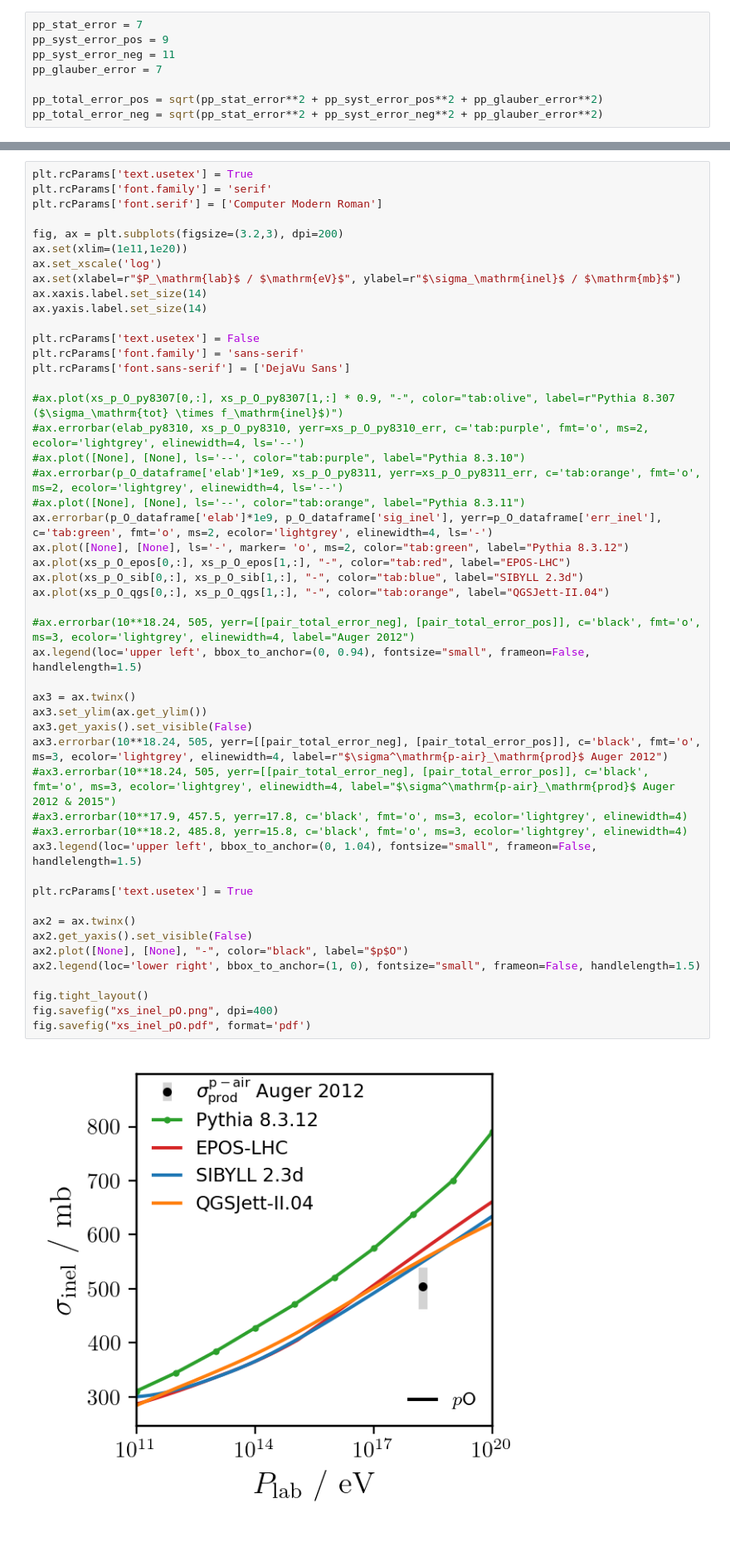
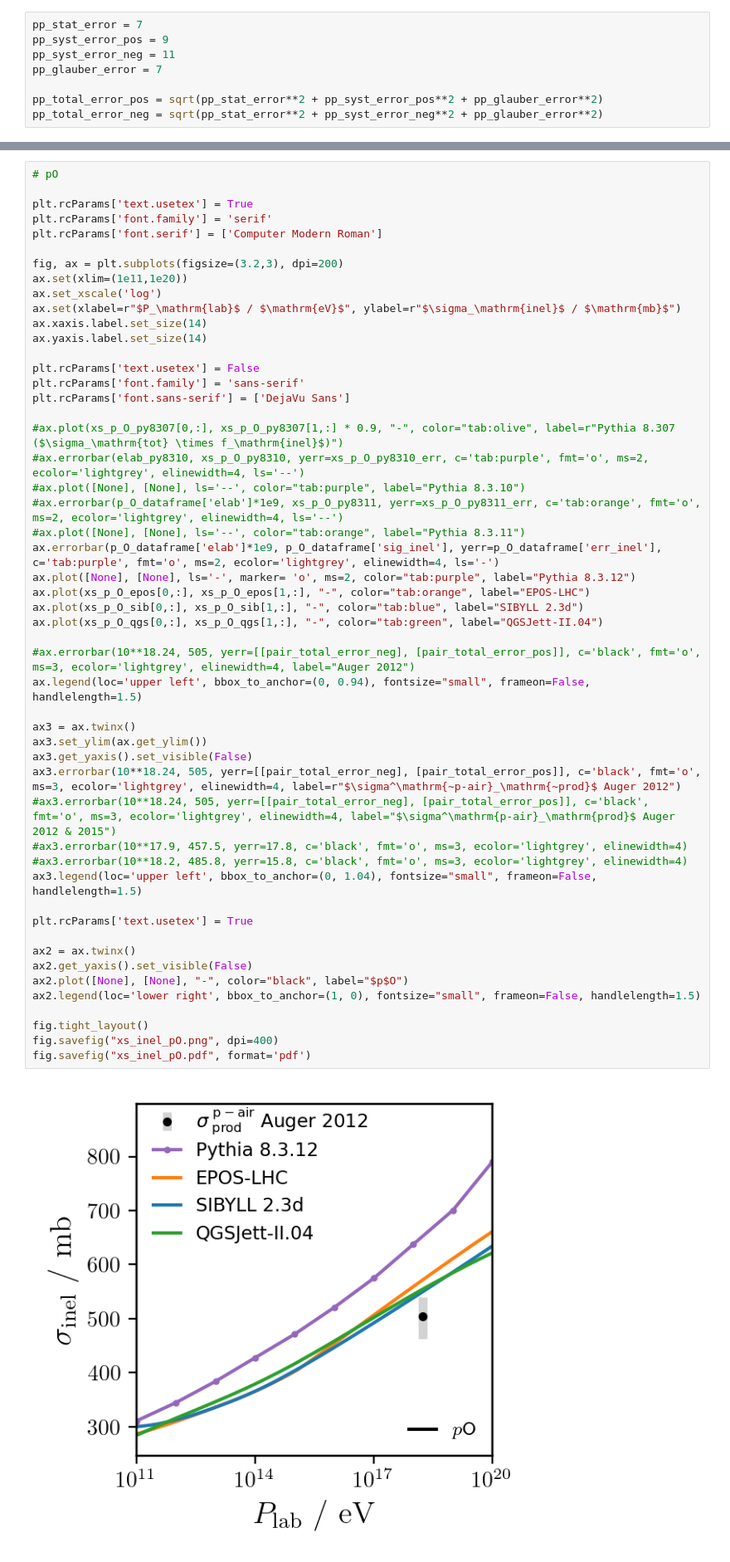
Before and after one commit to gaudu/pythia8312, a Jupyter notebook: examples/pythia8312_xsec_plotting.ipynb, the cells around one changed output, grey strips where cells are left out. Shown at 83% size. Cells and saved outputs as stored; diff of their text form.

```diff
--- a/examples/pythia8312_xsec_plotting.ipynb
+++ b/examples/pythia8312_xsec_plotting.ipynb
@@ -311,6 +329,8 @@ pair_syst_error_neg = 36
 pair_total_error_pos = sqrt(pair_stat_error**2 + pair_syst_error_pos**2)
 pair_total_error_neg = sqrt(pair_stat_error**2 + pair_syst_error_neg**2)
 # %%
+# pO
+
 plt.rcParams['text.usetex'] = True
 plt.rcParams['font.family'] = 'serif'
 plt.rcParams['font.serif'] = ['Computer Modern Roman']
@@ -328,37 +348,37 @@ plt.rcParams['font.sans-serif'] = ['DejaVu Sans']
 
 #ax.plot(xs_p_O_py8307[0,:], xs_p_O_py8307[1,:] * 0.9, "-", color="tab:olive", label=r"Pythia 8.307 ($\sigma_\mathrm{tot} \times f_\mathrm{inel}$)")
 #ax.errorbar(elab_py8310, xs_p_O_py8310, yerr=xs_p_O_py8310_err, c='tab:purple', fmt='o', ms=2, ecolor='lightgrey', elinewidth=4, ls='--')
 #ax.plot([None], [None], ls='--', color="tab:purple", label="Pythia 8.3.10")
 #ax.errorbar(p_O_dataframe['elab']*1e9, xs_p_O_py8311, yerr=xs_p_O_py8311_err, c='tab:orange', fmt='o', ms=2, ecolor='lightgrey', elinewidth=4, ls='--')
 #ax.plot([None], [None], ls='--', color="tab:orange", label="Pythia 8.3.11")
-ax.errorbar(p_O_dataframe['elab']*1e9, p_O_dataframe['sig_inel'], yerr=p_O_dataframe['err_inel'], c='tab:green', fmt='o', ms=2, ecolor='lightgrey', elinewidth=4, ls='-')
-ax.plot([None], [None], ls='-', marker= 'o', ms=2, color="tab:green", label="Pythia 8.3.12")
-ax.plot(xs_p_O_epos[0,:], xs_p_O_epos[1,:], "-", color="tab:red", label="EPOS-LHC")
+ax.errorbar(p_O_dataframe['elab']*1e9, p_O_dataframe['sig_inel'], yerr=p_O_dataframe['err_inel'], c='tab:purple', fmt='o', ms=2, ecolor='lightgrey', elinewidth=4, ls='-')
+ax.plot([None], [None], ls='-', marker= 'o', ms=2, color="tab:purple", label="Pythia 8.3.12")
+ax.plot(xs_p_O_epos[0,:], xs_p_O_epos[1,:], "-", color="tab:orange", label="EPOS-LHC")
 ax.plot(xs_p_O_sib[0,:], xs_p_O_sib[1,:], "-", color="tab:blue", label="SIBYLL 2.3d")
-ax.plot(xs_p_O_qgs[0,:], xs_p_O_qgs[1,:], "-", color="tab:orange", label="QGSJett-II.04")
+ax.plot(xs_p_O_qgs[0,:], xs_p_O_qgs[1,:], "-", color="tab:green", label="QGSJett-II.04")
 
 #ax.errorbar(10**18.24, 505, yerr=[[pair_total_error_neg], [pair_total_error_pos]], c='black', fmt='o', ms=3, ecolor='lightgrey', elinewidth=4, label="Auger 2012")
 ax.legend(loc='upper left', bbox_to_anchor=(0, 0.94), fontsize="small", frameon=False, handlelength=1.5)
 
 ax3 = ax.twinx()
 ax3.set_ylim(ax.get_ylim())
 ax3.get_yaxis().set_visible(False)
-ax3.errorbar(10**18.24, 505, yerr=[[pair_total_error_neg], [pair_total_error_pos]], c='black', fmt='o', ms=3, ecolor='lightgrey', elinewidth=4, label=r"$\sigma^\mathrm{p-air}_\mathrm{prod}$ Auger 2012")
+ax3.errorbar(10**18.24, 505, yerr=[[pair_total_error_neg], [pair_total_error_pos]], c='black', fmt='o', ms=3, ecolor='lightgrey', elinewidth=4, label=r"$\sigma^\mathrm{~p-air}_\mathrm{~prod}$ Auger 2012")
 #ax3.errorbar(10**18.24, 505, yerr=[[pair_total_error_neg], [pair_total_error_pos]], c='black', fmt='o', ms=3, ecolor='lightgrey', elinewidth=4, label="$\sigma^\mathrm{p-air}_\mathrm{prod}$ Auger 2012 & 2015")
 #ax3.errorbar(10**17.9, 457.5, yerr=17.8, c='black', fmt='o', ms=3, ecolor='lightgrey', elinewidth=4)
 #ax3.errorbar(10**18.2, 485.8, yerr=15.8, c='black', fmt='o', ms=3, ecolor='lightgrey', elinewidth=4)
 ax3.legend(loc='upper left', bbox_to_anchor=(0, 1.04), fontsize="small", frameon=False, handlelength=1.5)
 
 plt.rcParams['text.usetex'] = True
 
 ax2 = ax.twinx()
 ax2.get_yaxis().set_visible(False)
 ax2.plot([None], [None], "-", color="black", label="$p$O")
 ax2.legend(loc='lower right', bbox_to_anchor=(1, 0), fontsize="small", frameon=False, handlelength=1.5)
 
 fig.tight_layout()
 fig.savefig("xs_inel_pO.png", dpi=400)
 fig.savefig("xs_inel_pO.pdf", format='pdf')
 # %% [output]
-[figure, old version]
+[figure, new version]
 # %%
```
Also changed, not shown: parts of 30 cells of this notebook.
